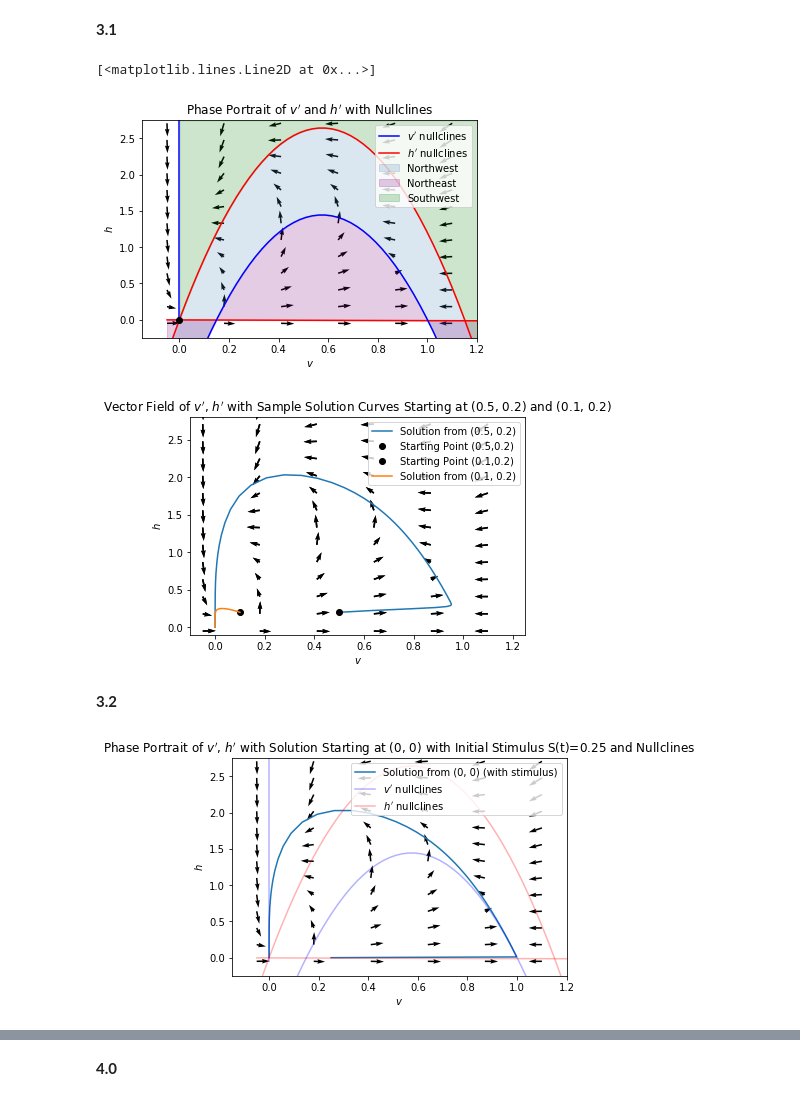
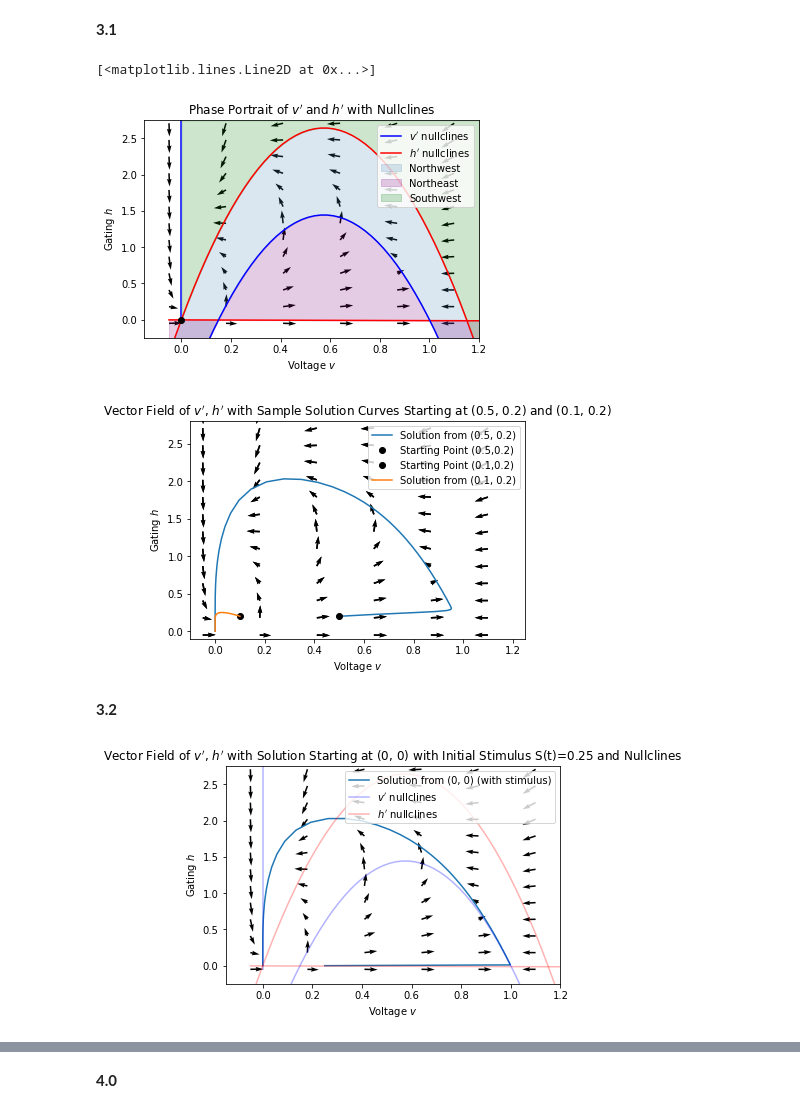
Before and after one commit to sloughlin/differential-equations, a Jupyter notebook: Project3.ipynb, the cells around one changed output, grey strips where cells are left out. Drawn from its saved outputs; the diff is of its cells as text; code cells hidden in the pictures.

Commit message:
Changed plot titles, saved images

```diff
--- a/Project3.ipynb
+++ b/Project3.ipynb
@@ -145,8 +145,8 @@ def flow(x_interval, y_interval, dx, dy, t, labels, step=1, integrate = False, i
     plt.xlim((xmin-0.05, xmax+0.05))
     plt.ylim((ymin-0.05, ymax+0.05))
     plt.title(labels[2])
-    plt.xlabel('${}$'.format(labels[0]))
-    plt.ylabel('${}$'.format(labels[1]))
+    plt.xlabel(labels[0])
+    plt.ylabel(labels[1])
     if soln_label is not None:
         plt.legend()
     # LEGEND!!!!!!!
@@ -194,8 +194,8 @@ def plot_nullclines(x_interval, y_interval, x_nullclines, y_nullclines, colors,
     plt.legend()
     plt.xlim((xmin - 0.1, xmax))
     plt.ylim((ymin - 0.2, ymax))
-    plt.xlabel('${}$'.format(labels[0]))
-    plt.ylabel('${}$'.format(labels[1]))
+    plt.xlabel(format(labels[0]))
+    plt.ylabel(format(labels[1]))
 #     plt.title(labels[2])
 # %% [markdown]
 **3.1**
@@ -209,7 +209,7 @@ mu2 = 0.3
 v_interval = [-0.05, 1.2]
 h_interval = [-0.05, 2.75]
 
-labels = ['v', 'h', 'Phase Portrait of $v\'$ and $h\'$ with Nullclines']
+labels = ['Voltage $v$ ', 'Gating $h$', 'Phase Portrait of $v\'$ and $h\'$ with Nullclines']
 
 def dvdt(v, h, t, a=a, k=k, eps0=eps0, mu1=mu1, mu2=mu2, init=0):
     return -k*v*(v-a)*(v-1) - v*h
@@ -225,31 +225,31 @@ def nullv_2(v, a=a, k=k, eps0=eps0, mu1=mu1, mu2=mu2):
 def nullh_1(v, a=a, k=k, eps0=eps0, mu1=mu1, mu2=mu2):
     return -k*v*(v-a-1)
 
 def nullh_2(v, a=a, k=k, eps0=eps0, mu1=mu1, mu2=mu2):
     return -(eps0 * (v + mu2)) / mu1
 
 
 flow(v_interval,
      h_interval,
      dvdt, dhdt,
      [0, 500],
      labels,
      step = 0.23)
 
 h_nullclines = [nullh_1, nullh_2, nullv_2]
 v_nullclines = [nullv_1]
 colors = ['b', 'r', 'r', 'b']
 nullcline_labels = ['$v\'$ nullclines', '$h\'$ nullclines']
 plot_nullclines(v_interval,
                 h_interval,
                 v_nullclines,
                 h_nullclines,
                 colors,
                 labels,
                 nullcline_labels
                )
 # Plot equilibrium solution: v=0, h=0
 plt.plot(0, 0, 'o', color='black')
 # %% [output]
 [<matplotlib.lines.Line2D at 0x...>]
-[figure, old version]
+[figure, new version]
@@ -302,7 +296,7 @@ flow(v_interval,
      init=None
     )
 # %% [output]
-[figure, old version]
+[figure, new version]
 # %% [markdown]
 **3.2**
 # %%
@@ -330,7 +324,7 @@ def dvdt_st(v, h, t, init, T=100, k=k, eps0=eps0, mu1=mu1, mu2=mu2):
     return -k*v*(v-a)*(v-1) - v*h + S(t, T, init)
 # %%
 #Question 2
-labels[2] = "Phase Portrait of $v\'$, $h\'$ with Solution Starting at (0, 0) with Initial Stimulus S(t)=0.25 and Nullclines"
+labels[2] = "Vector Field of $v\'$, $h\'$ with Solution Starting at (0, 0) with Initial Stimulus S(t)=0.25 and Nullclines"
 a = 0.15
 k = 8
 eps0 = 0.002
@@ -365,7 +359,7 @@ plot_nullclines(v_interval,
                 alpha = 0.3,
                 region_colors = False)
 # %% [output]
-[figure, old version]
+[figure, new version]
 # %%
 #Question 3a
 initial_conditions = [0.25, 0]
```
Also changed, not shown: parts of 6 cells of this notebook, 8 other files.
